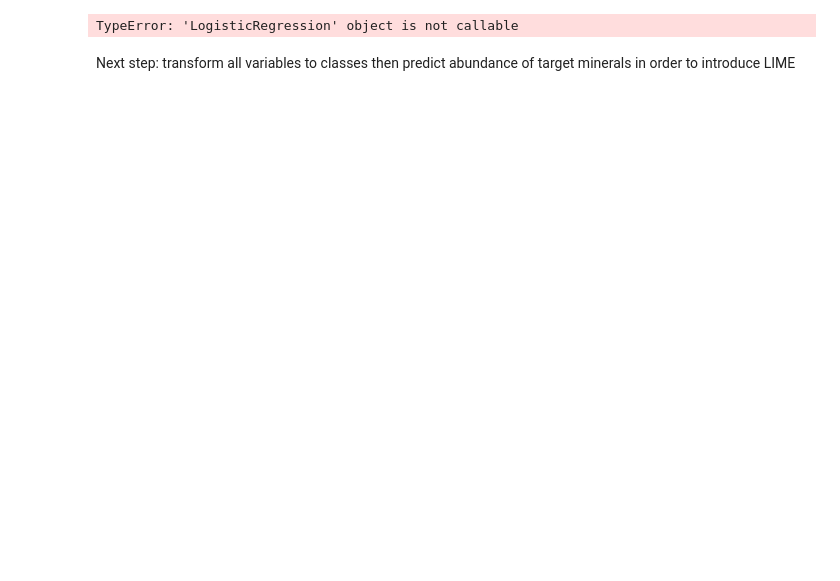
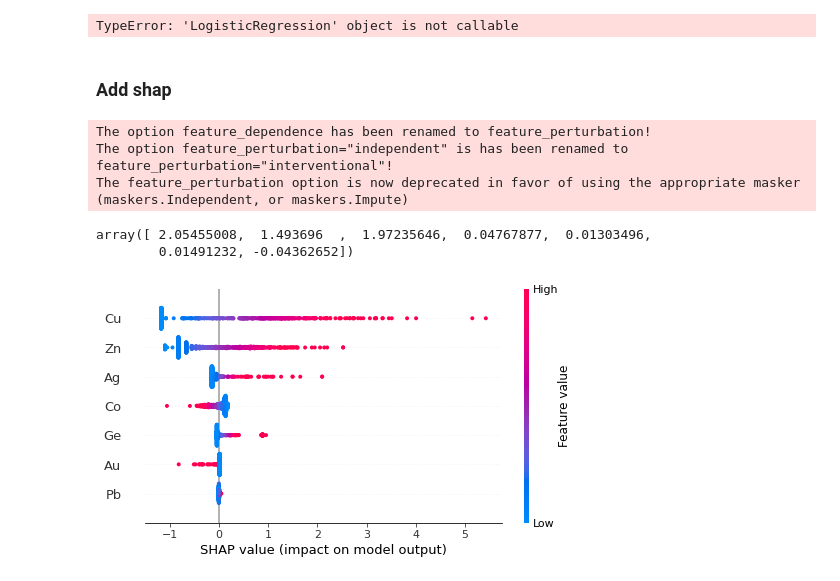
Before and after one commit to franticOreo/CriticalMinerals, a Jupyter notebook: xiao/Bayes on In and Ge.ipynb, the cells around one changed output. Saved outputs shown, nothing was run; the diff lists cells and outputs as text; code cells hidden in the pictures; blank space fills up the shorter version.

Commit message:
Add shap and AUC

```diff
--- a/xiao/Bayes on In and Ge.ipynb
+++ b/xiao/Bayes on In and Ge.ipynb
@@ -305,5 +323,27 @@ exp = explainer.explain_instance(X_test.iloc[i,:], model, num_features=2,top_lab
 exp.show_in_notebook(show_table=True,show_all=False)
 # %% [output]
 TypeError: 'LogisticRegression' object is not callable
-# %% [markdown]
-Next step: transform all variables to classes then predict abundance of target minerals in order to introduce LIME
+# %% [markdown]
+### Add shap
+# %%
+import shap
+explainer = shap.LinearExplainer(model,
+                                 X_train,
+                                 feature_dependence="independent")
+# %% [output]
+The option feature_dependence has been renamed to feature_perturbation!
+The option feature_perturbation="independent" is has been renamed to feature_perturbation="interventional"!
+The feature_perturbation option is now deprecated in favor of using the appropriate masker (maskers.Independent, or maskers.Impute)
+# %%
+shap_values = explainer.shap_values(X_test)
+shap_values[0]
+# %% [output]
+array([ 2.05455008,  1.493696  ,  1.97235646,  0.04767877,  0.01303496,
+        0.01491232, -0.04362652])
+# %%
+
+shap.summary_plot(shap_values,
+                  X_test,
+                  feature_names=X_test.columns)
+# %% [output]
+[figure, added]
```
Also changed, not shown: parts of 11 cells of this notebook, 1 other file.
